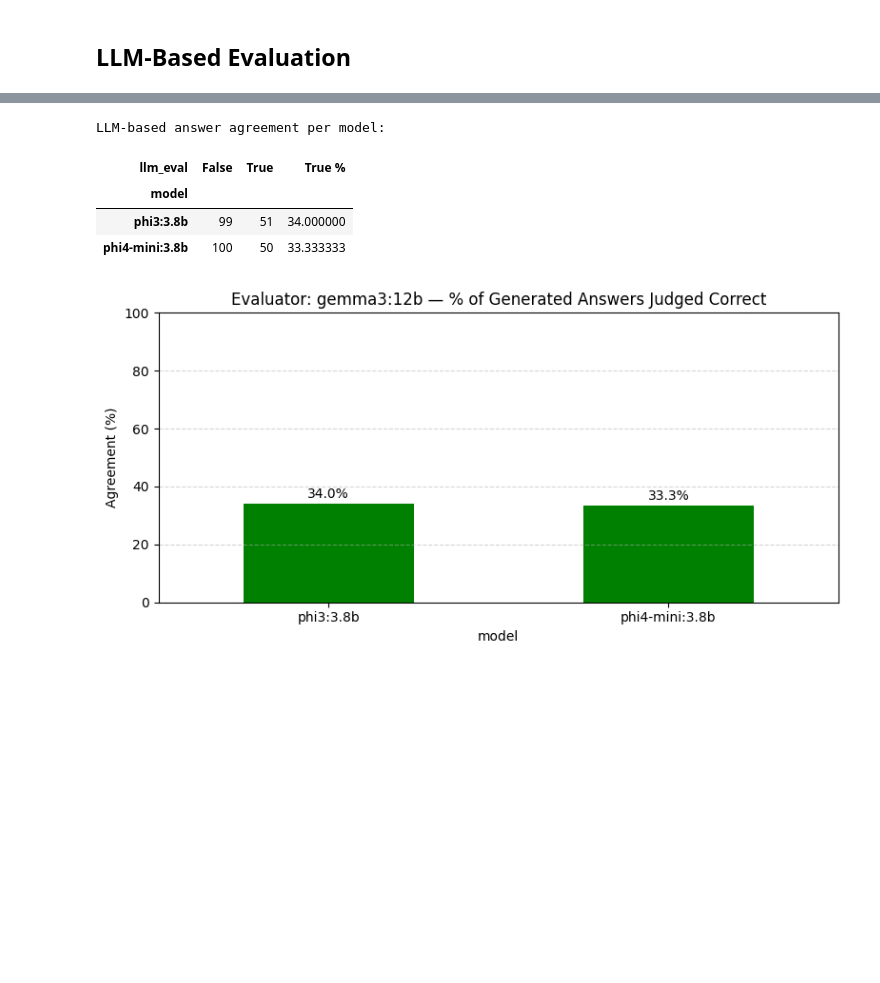
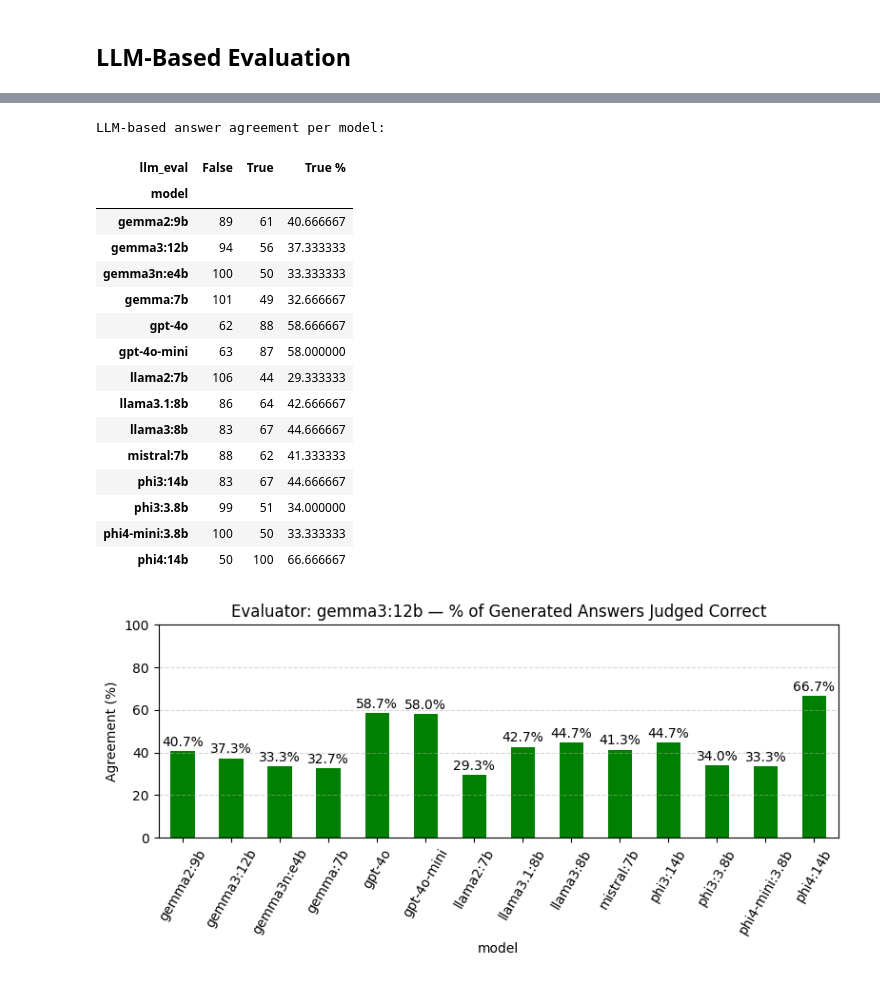
Before and after one commit to mkahe/finance-rag, a Jupyter notebook: labs/financebench_bm_llm_generation/main.ipynb, the cells around one changed output, grey strips where cells are left out. Saved outputs shown, nothing was run; the diff lists cells and outputs as text; code cells hidden in the pictures; blank space fills up the shorter version.

```diff
--- a/labs/financebench_bm_llm_generation/main.ipynb
+++ b/labs/financebench_bm_llm_generation/main.ipynb
@@ -474,32 +550,44 @@ agg_llm_df['True %'] = agg_llm_df['True %'].fillna(0)
 # Save aggregated summary
 out_path = os.path.join(EVAL_DIR, f"financebench_llm_eval_aggregated__judge_{evaluator_tag}.csv")
 agg_llm_df.to_csv(out_path)
 
 # Show result
 print("LLM-based answer agreement per model:")
 display(agg_llm_df)
 
 # Plot
 if not agg_llm_df['True %'].isnull().all():
     ax = agg_llm_df['True %'].plot(kind='bar', color='green', figsize=(8, 4))
     plt.ylabel('Agreement (%)')
     plt.title(f"Evaluator: {EVALUATOR_MODEL_NAME} — % of Generated Answers Judged Correct")
     plt.ylim(0, 100)
-    plt.xticks(rotation=0)
+    plt.xticks(rotation=60)
     plt.grid(axis='y', linestyle='--', alpha=0.5)
 
     # Add labels on bars
     for i, val in enumerate(agg_llm_df['True %']):
         plt.text(i, val + 1, f"{val:.1f}%", ha='center', va='bottom')
 
     plt.tight_layout()
     plt.show()
 else:
     print("⚠️ No valid 'True %' data to plot.")
 # %% [output]
 LLM-based answer agreement per model:
 | llm_eval | False | True | True % |
 | model |  |  |  |
+| gemma2:9b | 89 | 61 | 40.666667 |
+| gemma3:12b | 94 | 56 | 37.333333 |
+| gemma3n:e4b | 100 | 50 | 33.333333 |
+| gemma:7b | 101 | 49 | 32.666667 |
+| gpt-4o | 62 | 88 | 58.666667 |
+| gpt-4o-mini | 63 | 87 | 58.000000 |
+| llama2:7b | 106 | 44 | 29.333333 |
+| llama3.1:8b | 86 | 64 | 42.666667 |
+| llama3:8b | 83 | 67 | 44.666667 |
+| mistral:7b | 88 | 62 | 41.333333 |
+| phi3:14b | 83 | 67 | 44.666667 |
 | phi3:3.8b | 99 | 51 | 34.000000 |
 | phi4-mini:3.8b | 100 | 50 | 33.333333 |
+| phi4:14b | 50 | 100 | 66.666667 |
-[figure, old version]
+[figure, new version]
```
Also changed, not shown: parts of 7 cells of this notebook, 9 other files.
